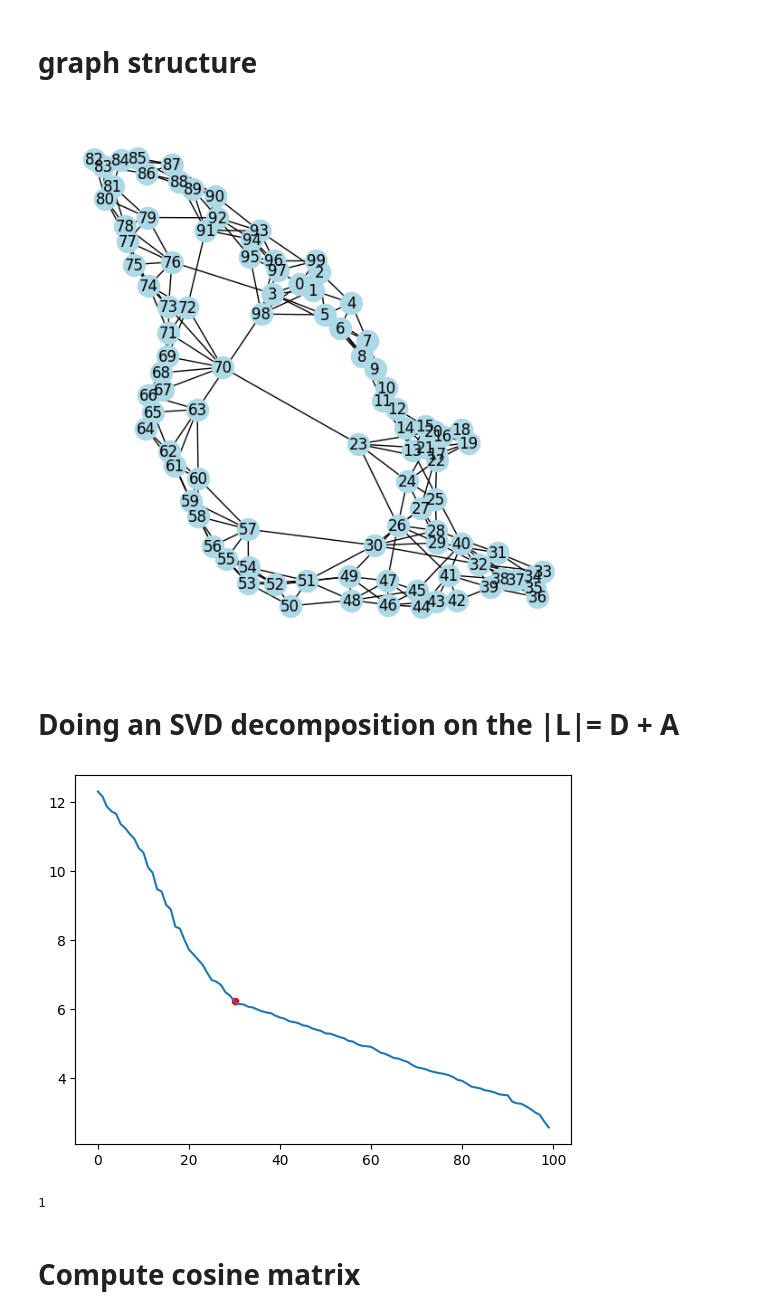
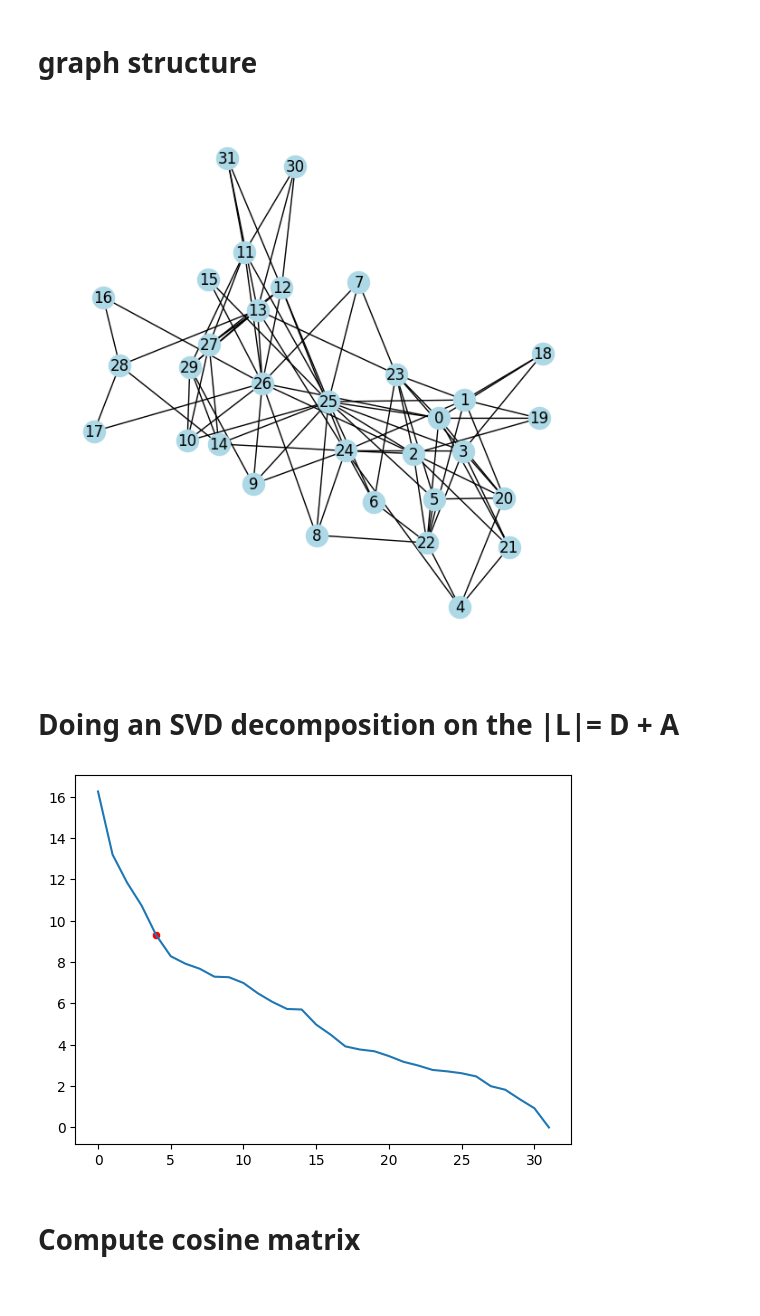
Before and after one commit to xiao278/svd_applications, a Jupyter notebook: community_detection_implementation.ipynb, the cells around one changed output. Cells and saved outputs as stored; diff of their text form; code cells hidden in the pictures.

```diff
--- a/community_detection_implementation.ipynb
+++ b/community_detection_implementation.ipynb
@@ -62,36 +63,36 @@ def draw_graph(A:np.ndarray, group_labels=None, top_nodes=None):
 #     0: [1,2,3],
 #     1: [0,2,3],
 #     2: [0,1,3],
 #     3: [0,2,4,1],
 #     4: [5,7,6,3],
 #     5: [4,6,7],
 #     6: [5,7,4],
 #     7: [4,5,6],
 # }
 
 # AL = {
 #     0: [1,5],
 #     1: [0,2],
 #     2: [1,3],
 #     3: [2,4],
 #     4: [3,5],
 #     5: [4,0]
 # }
 
-# AL = nx.to_dict_of_lists(nx.davis_southern_women_graph())
+AL = nx.to_dict_of_lists(nx.davis_southern_women_graph())
 # AL = nx.to_dict_of_lists(nx.karate_club_graph())
-AL = nx.to_dict_of_lists(nx.watts_strogatz_graph(n=100, k=6, p=0.05))
+# AL = nx.to_dict_of_lists(nx.watts_strogatz_graph(n=100, k=6, p=0.05))
 
 # top_nodes, bottom_nodes = bipartite.sets(nx.davis_southern_women_graph())
 
 # Get the adjacency matrix as a NumPy array
 G = nx.from_dict_of_lists(AL)
 A = nx.to_numpy_array(G)
 D = np.diag(np.sum(A, axis=0)) #find the degree of each node
 m, n = A.shape
 draw_graph(A)
 # %% [output]
-[figure, old version]
+[figure, new version]
 # %% [markdown]
 # Doing an SVD decomposition on the |L|= D + A
 # %%
@@ -108,11 +109,7 @@ sns.scatterplot(x=[k], y=[svs[k]], color='red')
 # sns.barplot(x=list(range(len(svs_decrease))), y=svs_decrease, color='indigo')
 plt.show()
 # %% [output]
-[figure, old version]
+[figure, new version]
-# %%
-svs.ndim
-# %% [output]
-1
 # %%
 # k = 5
 U_k = U[:,0:k+1]
```
Also changed, not shown: parts of 14 cells of this notebook, 5 other files.
